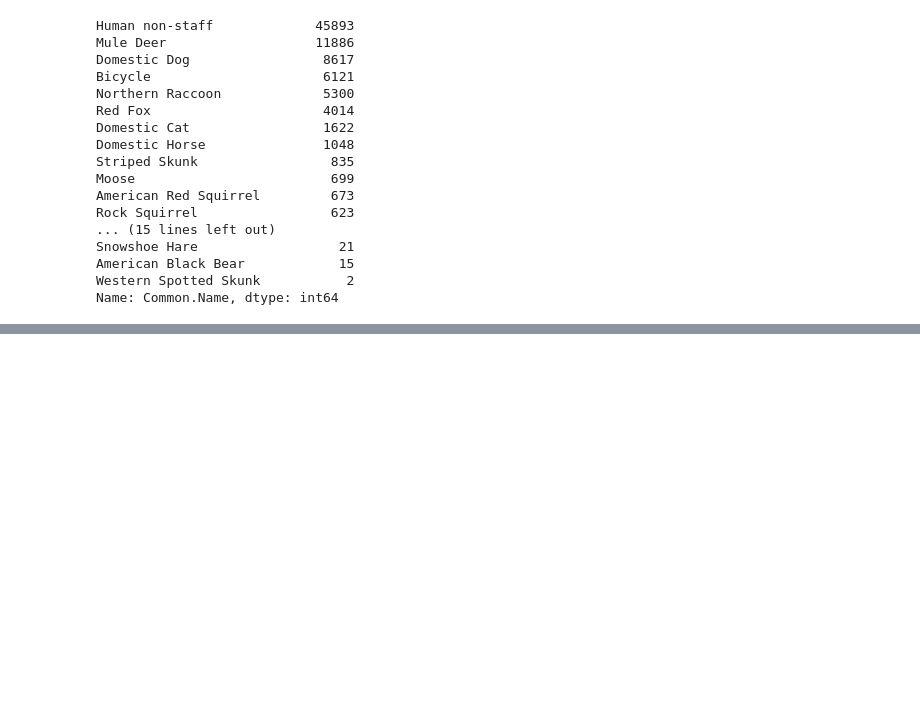
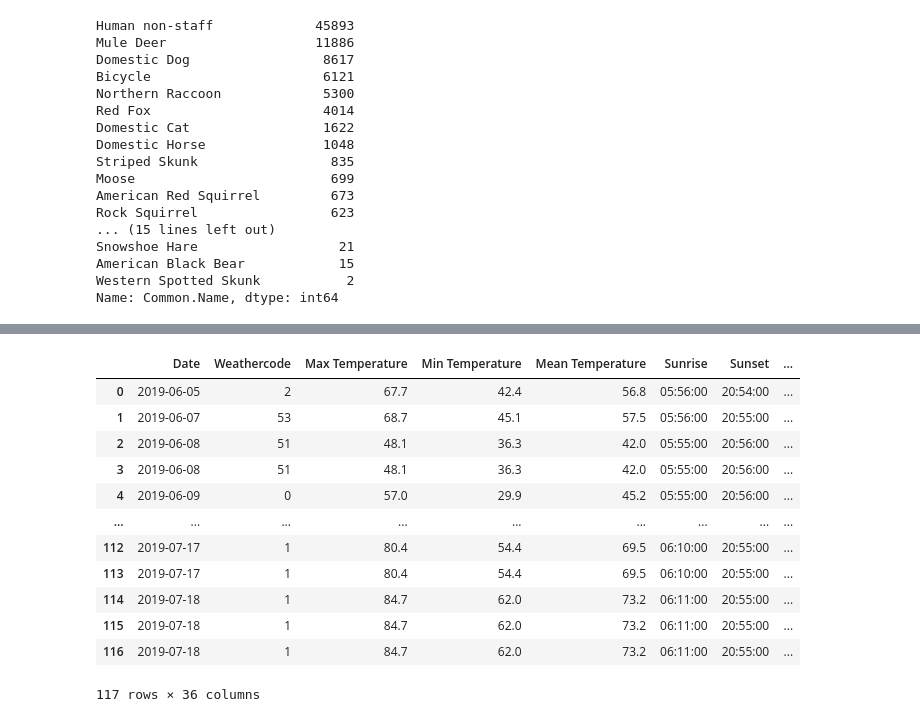
Before and after one commit to kwlayton1/Project1, a Jupyter notebook: Wildlife_Data_Analysis_KL.ipynb, the cells around one changed output, grey strips where cells are left out. Cells and saved outputs as stored; diff of their text form; code cells hidden in the pictures; blank space fills up the shorter version.

```diff
--- a/Wildlife_Data_Analysis_KL.ipynb
+++ b/Wildlife_Data_Analysis_KL.ipynb
@@ -162,0 +145,26 @@ human_wildlife_2020
+# %%
+#Using station d65901
+# Specify the column name and the list of desired values you want to filter on
+column_name = 'Station'
+desired_values = ['d65901']
+
+# Create a new DataFrame by filtering the rows based on the desired values using isin method
+human_wildlife_1s = human_wildlife_2019[human_wildlife_2019[column_name].isin(desired_values)].copy()
+
+# If you want to reset the index of the new DataFrame
+human_wildlife_1s.reset_index(drop=True, inplace=True)
+human_wildlife_1s
+# %% [output]
+|  | Date | Weathercode | Max Temperature | Min Temperature | Mean Temperature | Sunrise | Sunset | ... |
+| 0 | 2019-06-05 | 2 | 67.7 | 42.4 | 56.8 | 05:56:00 | 20:54:00 | ... |
+| 1 | 2019-06-07 | 53 | 68.7 | 45.1 | 57.5 | 05:56:00 | 20:55:00 | ... |
+| 2 | 2019-06-08 | 51 | 48.1 | 36.3 | 42.0 | 05:55:00 | 20:56:00 | ... |
+| 3 | 2019-06-08 | 51 | 48.1 | 36.3 | 42.0 | 05:55:00 | 20:56:00 | ... |
+| 4 | 2019-06-09 | 0 | 57.0 | 29.9 | 45.2 | 05:55:00 | 20:56:00 | ... |
+| ... | ... | ... | ... | ... | ... | ... | ... | ... |
+| 112 | 2019-07-17 | 1 | 80.4 | 54.4 | 69.5 | 06:10:00 | 20:55:00 | ... |
+| 113 | 2019-07-17 | 1 | 80.4 | 54.4 | 69.5 | 06:10:00 | 20:55:00 | ... |
+| 114 | 2019-07-18 | 1 | 84.7 | 62.0 | 73.2 | 06:11:00 | 20:55:00 | ... |
+| 115 | 2019-07-18 | 1 | 84.7 | 62.0 | 73.2 | 06:11:00 | 20:55:00 | ... |
+| 116 | 2019-07-18 | 1 | 84.7 | 62.0 | 73.2 | 06:11:00 | 20:55:00 | ... |
+117 rows × 36 columns
```
Also changed, not shown: parts of 19 cells of this notebook, 1 other file.
